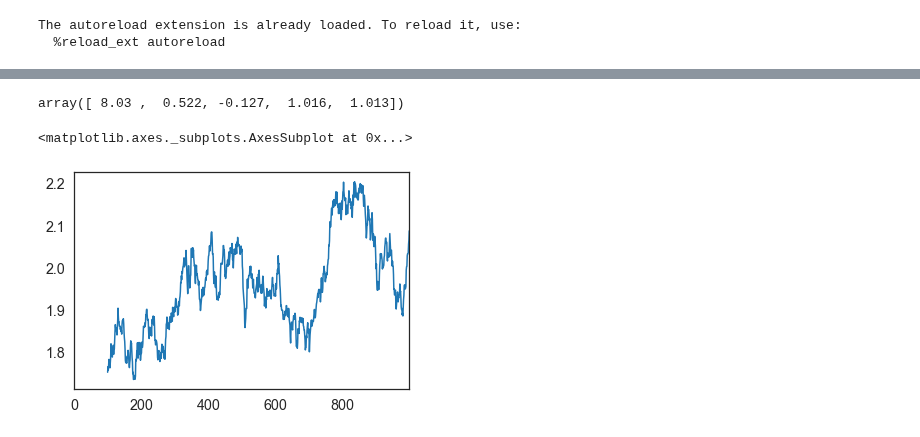
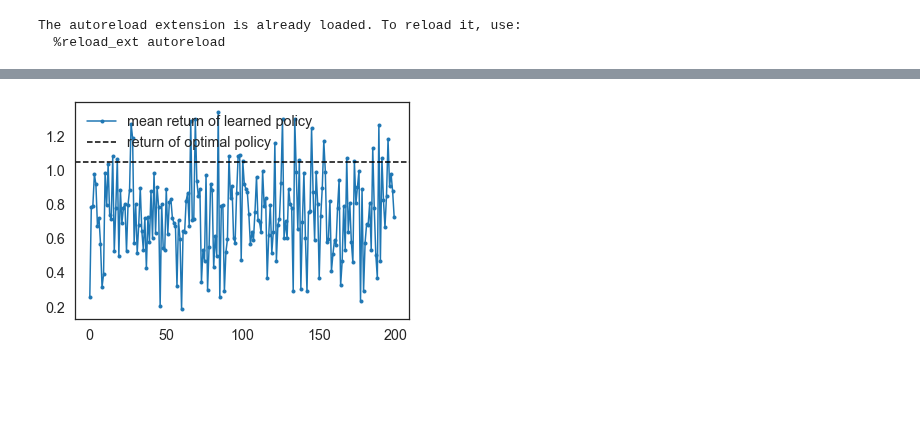
Before and after one commit to fredcallaway/planning, a Jupyter notebook: python/show_bayes_q.ipynb, the cells around one changed output, grey strips where cells are left out. Saved outputs shown, nothing was run; the diff lists cells and outputs as text; code cells hidden in the pictures; blank space fills up the shorter version.

Commit message:
GP meta learner

```diff
--- a/python/show_bayes_q.ipynb
+++ b/python/show_bayes_q.ipynb
@@ -21,5 +22,5 @@ from exact import solve
 # %%
 R = Categorical([-1, 1])
-env = MouselabEnv(2, 4, reward=R, cost=.05)
+env = MouselabEnv(2, 2, reward=R, cost=.05)
 q, v, pi, info = solve(env)
 v(env.init)
@@ -26,4 +28,0 @@ v(env.init)
-# %%
-policy = BayesianQLearner(5); Q = policy.Q
-agent = Agent(env, policy)
-df = pd.DataFrame(agent.run_many(1000))
@@ -29,0 +31,22 @@ df = pd.DataFrame(agent.run_many(1000))
+# %%
+def create_training_df(env,N,prior_params=None):
+    policy = BayesianQLearner(5,prior_params=prior_params)
+    Q = policy.Q
+    agent = Agent(env, policy)
+    return pd.DataFrame(agent.run_many(N,pbar=False))
+
+def meta_training_loss_single(x):
+    N=10
+    cost = np.random.uniform(0,0.5)
+    env = MouselabEnv(2, 2, reward=R, cost=cost)
+    df = create_training_df(env,N,prior_params=x)
+    return -df.return_.values[-1]
+
+def meta_training_loss(x):
+    print(np.round(x,2))
+    return np.mean([meta_training_loss_single(x) for _ in range(25)])
+
+def train_meta_agent(N):
+    x0 = list(np.r_[np.zeros(4) , 1, np.ones(4)*0.1, 100, 10,1])
+    dimensions = [Real(-10,10)]*5 + [Real(0.1,100)]*5 + [Real(0.1,20)] + [Real(0.1,10)]
+    return gp_minimize(lambda x: meta_training_loss(x),x0=x0,dimensions=dimensions,n_calls=N)
@@ -45,9 +92,17 @@ df.n_steps.rolling(20).mean().plot()
-# %%
-Q.weights.random()
-# %% [output]
-array([ 8.03 ,  0.522, -0.127,  1.016,  1.013])
-# %%
-df.return_.rolling(100).mean().plot()
-# %% [output]
-<matplotlib.axes._subplots.AxesSubplot at 0x...>
-[figure, removed]
+# %%
+num_steps = 200
+num_replications = 10
+dfs = [create_training_df(num_steps) for _ in range(num_replications)]
+# %%
+returns = np.array([df.return_ for df in dfs])
+plt.plot(np.mean(returns,axis=0),'.-',label='mean return of learned policy')
+#plt.plot(pd.DataFrame(np.mean(returns,axis=0)).rolling(10).mean(),'.-',label='mean return of learned policy')
+plt.axhline(v(env.init),color='black',linestyle='dashed',label='return of optimal policy')
+plt.legend(frameon=False)
+plt.show()
+
+#plt.show()
+#df.n_steps.rolling(1).mean().plot()
+#plt.show()
+# %% [output]
+[figure, added]
```
Also changed, not shown: parts of 7 cells of this notebook, 6 other files.
